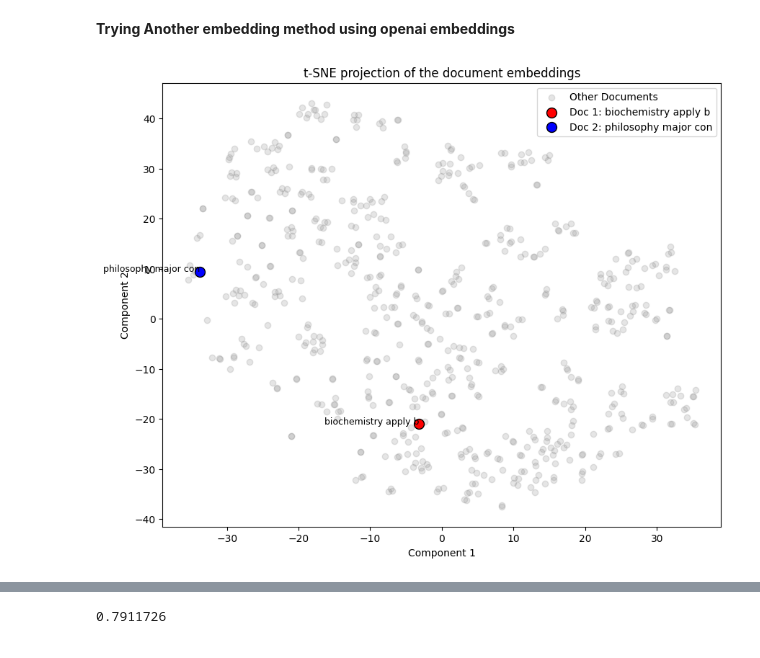
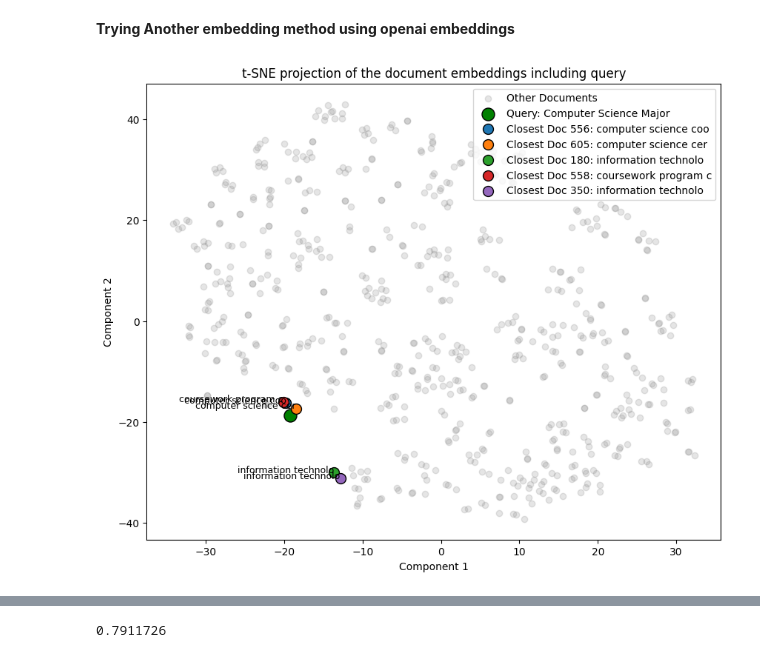
Before and after one commit to tulane-cmps6730/project-movies, a Jupyter notebook: notebooks/RAG.ipynb, the cells around one changed output, grey strips where cells are left out. Saved outputs shown, nothing was run; the diff lists cells and outputs as text; code cells hidden in the pictures.

```diff
--- a/notebooks/RAG.ipynb
+++ b/notebooks/RAG.ipynb
@@ -507,35 +507,41 @@ document_embeddings = generate_embeddings(chunked_docs)
 # %%
 from sklearn.manifold import TSNE
 import matplotlib.pyplot as plt
 import numpy as np
+import scipy.spatial
 
-# Assume document_embeddings is your embeddings array
-# Reducing dimensions to 2 for visualization
+# Assuming generate_embeddings is defined as before
+query_text = "Computer science core requirements for major"
+query_embedding = generate_embeddings([query_text])[0]  # Generate embedding for the query
+
+# Calculate distances from the query embedding to each document embedding
+distances = scipy.spatial.distance.cdist([query_embedding], document_embeddings, 'euclidean')[0]
+closest_indices = np.argsort(distances)[:5]  # Get indices of five closest documents
+
+# Reducing dimensions to 2 for visualization using t-SNE
 tsne = TSNE(n_components=2, random_state=42)
-embeddings_2d = tsne.fit_transform(document_embeddings)
+all_embeddings = np.vstack([query_embedding, document_embeddings])  # Include query embedding
+embeddings_2d = tsne.fit_transform(all_embeddings)
 
 # Plotting
 plt.figure(figsize=(10, 8))
 
-# Scatter plot for all documents (minimize visibility of others)
-plt.scatter(embeddings_2d[:, 0], embeddings_2d[:, 1], alpha=0.2, color='grey', label='Other Documents')
+# Scatter plot for all documents
+plt.scatter(embeddings_2d[1:, 0], embeddings_2d[1:, 1], alpha=0.2, color='grey', label='Other Documents')
 
-# Highlight the first and second documents
-# Using the first 20 characters from each document as the label
-doc1_label = chunked_docs[0][:20]  # First 20 characters of the first document
-doc2_label = chunked_docs[1][:20]  # First 20 characters of the second document
+# Highlight the query
+plt.scatter(embeddings_2d[0, 0], embeddings_2d[0, 1], color='green', edgecolor='k', s=150, label='Query: Computer Science Major')
 
-plt.scatter(embeddings_2d[0, 0], embeddings_2d[0, 1], color='red', edgecolor='k', s=100, label=f'Doc 1: {doc1_label}')
-plt.scatter(embeddings_2d[1, 0], embeddings_2d[1, 1], color='blue', edgecolor='k', s=100, label=f'Doc 2: {doc2_label}')
+# Highlight the five closest documents
+for idx in closest_indices:
+    doc_label = chunked_docs[idx][:20]  # Use the first 20 characters as the label
+    plt.scatter(embeddings_2d[idx+1, 0], embeddings_2d[idx+1, 1], edgecolor='k', s=100, label=f'Closest Doc {idx+1}: {doc_label}')
+    plt.text(embeddings_2d[idx+1, 0], embeddings_2d[idx+1, 1], doc_label, fontsize=9, ha='right')
 
-# Adding labels to the points
-plt.text(embeddings_2d[0, 0], embeddings_2d[0, 1], doc1_label, fontsize=9, ha='right')
-plt.text(embeddings_2d[1, 0], embeddings_2d[1, 1], doc2_label, fontsize=9, ha='right')
-
-plt.title('t-SNE projection of the document embeddings')
+plt.title('t-SNE projection of the document embeddings including query')
 plt.xlabel('Component 1')
 plt.ylabel('Component 2')
 plt.legend()
 plt.show()
 # %% [output]
-[figure, old version]
+[figure, new version]
```
Also changed, not shown: parts of 1 cell of this notebook, 2 other files.
